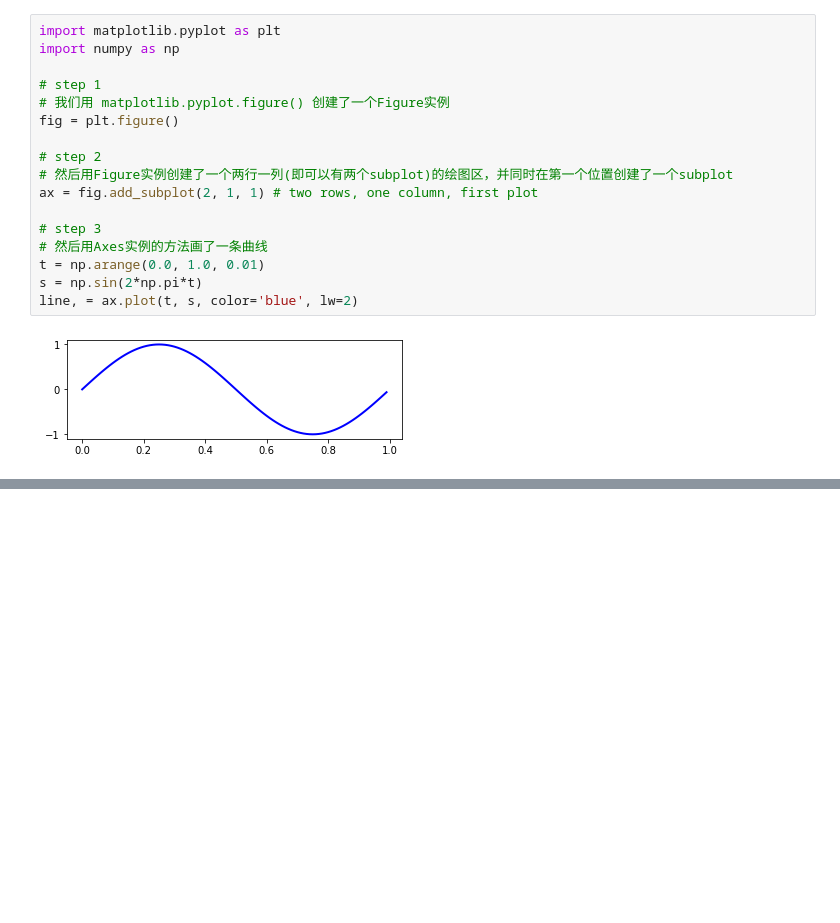
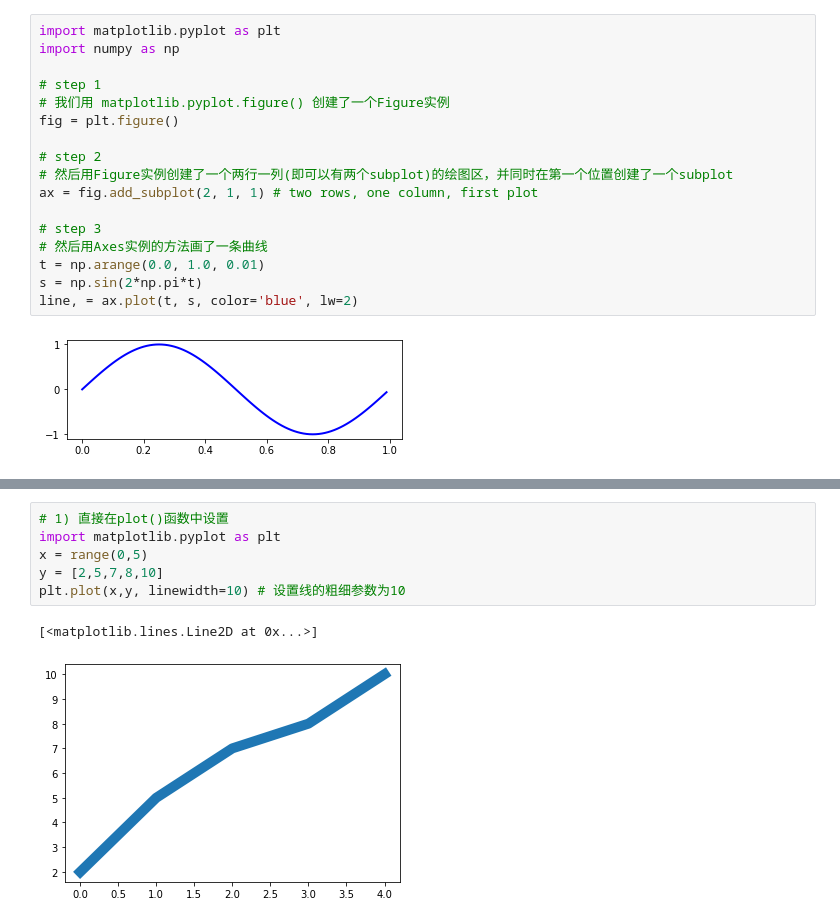
Before and after one commit to nicebear1999/learning_matplotlib, a Jupyter notebook: Task02 - 艺术画笔.ipynb, the cells around one changed output, grey strips where cells are left out. Cells and saved outputs as stored; diff of their text form; blank space fills up the shorter version.

```diff
--- a/Task02 - 艺术画笔.ipynb
+++ b/Task02 - 艺术画笔.ipynb
@@ -47,0 +125,9 @@ line, = ax.plot(t, s, color='blue', lw=2)
+# %%
+# 1) 直接在plot()函数中设置
+import matplotlib.pyplot as plt
+x = range(0,5)
+y = [2,5,7,8,10]
+plt.plot(x,y, linewidth=10) # 设置线的粗细参数为10
+# %% [output]
+[<matplotlib.lines.Line2D at 0x...>]
+[figure, added]
```
Also changed, not shown: parts of 20 cells of this notebook, 1 other file.
